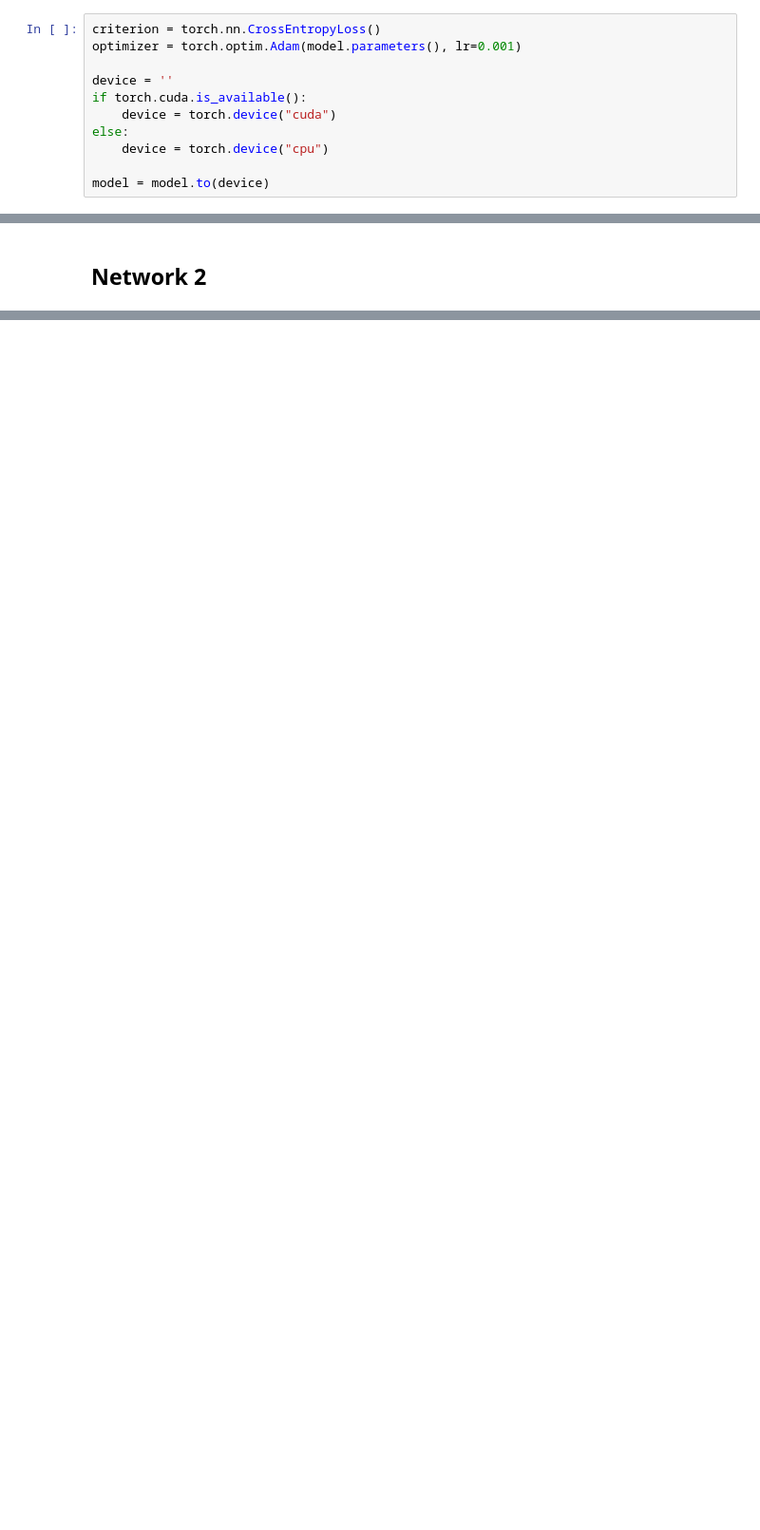
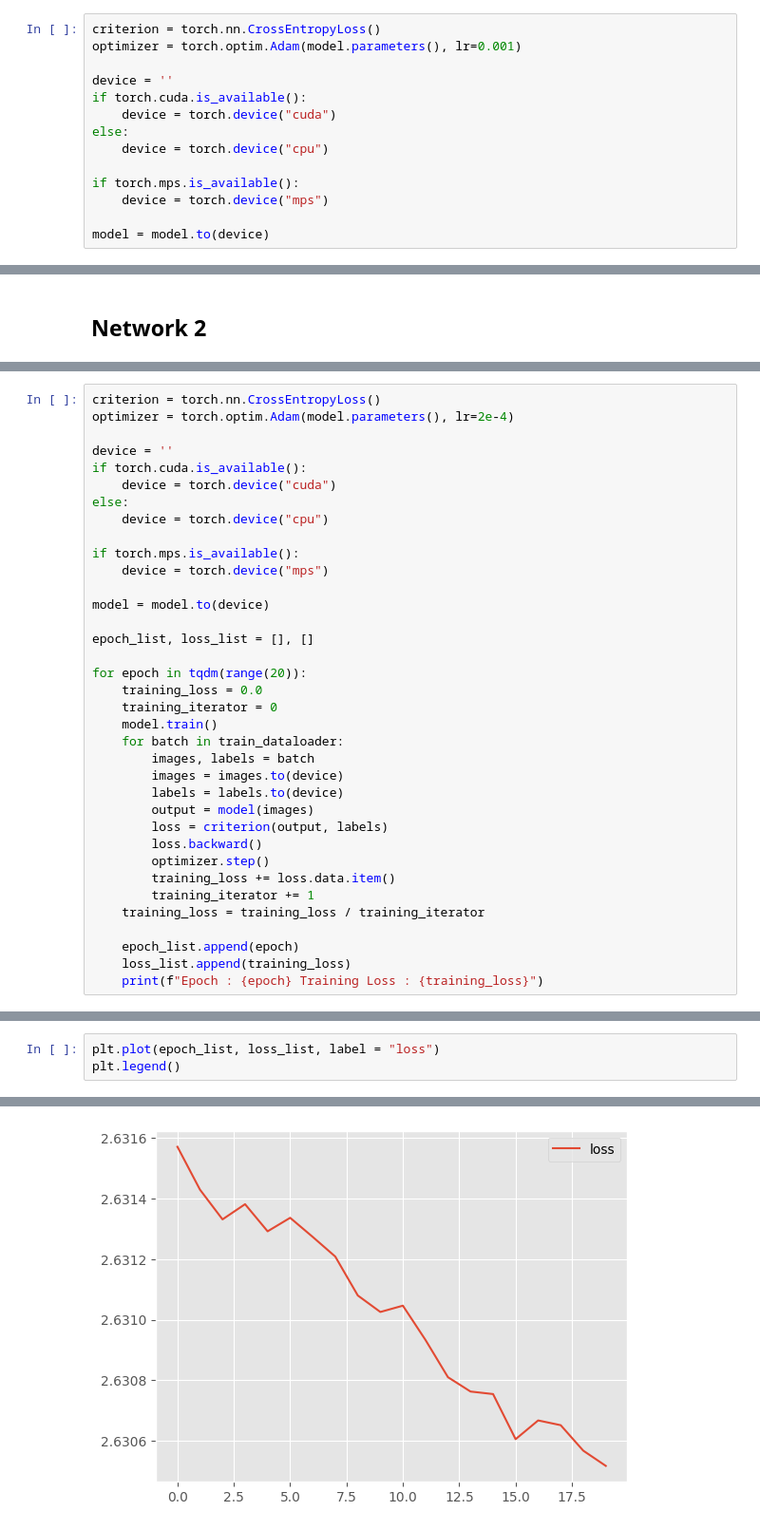
Before and after one commit to leonbora167/intelligent-system-explorations, a Jupyter notebook: computer_vision/conceptual/cnn.ipynb, the cells around one changed output, grey strips where cells are left out. Shown at 95% size. Drawn from its saved outputs; the diff is of its cells as text; blank space fills up the shorter version.

```diff
--- a/computer_vision/conceptual/cnn.ipynb
+++ b/computer_vision/conceptual/cnn.ipynb
@@ -136,6 +126,9 @@ if torch.cuda.is_available():
 else:
     device = torch.device("cpu")
 
+if torch.mps.is_available():
+    device = torch.device("mps")
+
 model = model.to(device)
 # %%
 epoch_list, loss_list = [], []
@@ -236,0 +253,36 @@ torch.Size([512, 62, 2, 2])
+# %%
+criterion = torch.nn.CrossEntropyLoss()
+optimizer = torch.optim.Adam(model.parameters(), lr=2e-4)
+
+device = ''
+if torch.cuda.is_available():
+    device = torch.device("cuda")
+else:
+    device = torch.device("cpu")
+
+if torch.mps.is_available():
+    device = torch.device("mps")
+
+model = model.to(device)
+
+epoch_list, loss_list = [], []
+
+for epoch in tqdm(range(20)):
+    training_loss = 0.0
+    training_iterator = 0
+    model.train()
+    for batch in train_dataloader:
+        images, labels = batch
+        images = images.to(device)
+        labels = labels.to(device)
+        output = model(images)
+        loss = criterion(output, labels)
+        loss.backward()
+        optimizer.step()
+        training_loss += loss.data.item()
+        training_iterator += 1
+    training_loss = training_loss / training_iterator
+
+    epoch_list.append(epoch)
+    loss_list.append(training_loss)
+    print(f"Epoch : {epoch} Training Loss : {training_loss}")
@@ -236,0 +310,4 @@ torch.Size([512, 62, 2, 2])
+# %%
+plt.plot(epoch_list, loss_list, label = "loss")
+plt.legend()
+# %% [output]
@@ -236,0 +315 @@ torch.Size([512, 62, 2, 2])
+[figure, added]
```
Also changed, not shown: parts of 7 cells of this notebook.
